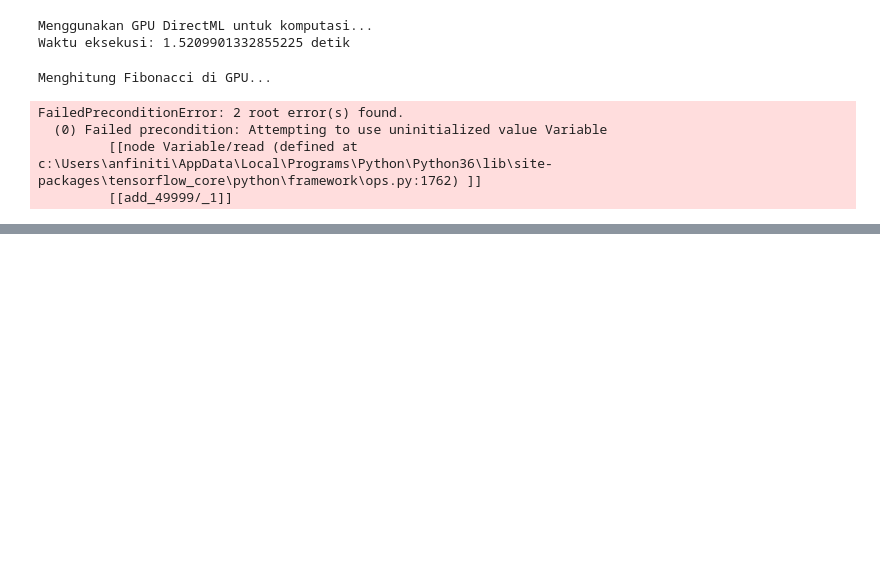
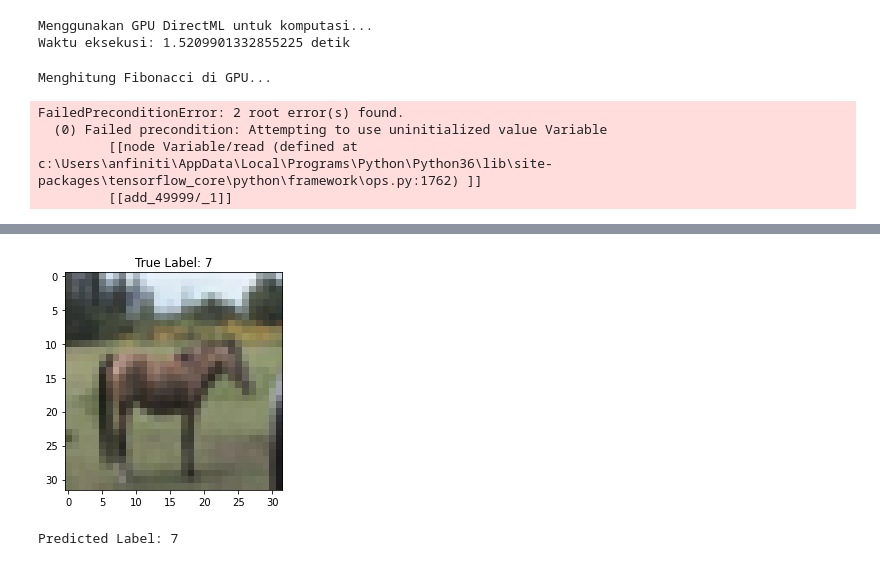
Before and after one commit to randi3281/anfinn, a Jupyter notebook: Kode/Klasifikasi/coba pakai GPU/klasifikasi AND.ipynb, the cells around one changed output, grey strips where cells are left out. Drawn from its saved outputs; the diff is of its cells as text; code cells hidden in the pictures; blank space fills up the shorter version.

```diff
--- a/Kode/Klasifikasi/coba pakai GPU/klasifikasi AND.ipynb
+++ b/Kode/Klasifikasi/coba pakai GPU/klasifikasi AND.ipynb
@@ -348,6 +319,6 @@ Akurasi pada dataset uji: 0.6911
 # %%
 # Load model from checkpoint
-model.load_weights('model_CNN.h5')
+model.load_weights('model_CNN2.h5')
 
 # Evaluasi model
 test_loss, test_acc = model.evaluate(x_test, y_test)
@@ -364,0 +337,26 @@ Epoch terbaik: 10 dengan akurasi validasi: 0.7280
+# %%
+import numpy as np
+
+import matplotlib.pyplot as plt
+
+# Select a single image from the test set
+index = 9999  # Change this index to test different images
+test_image = x_test[index]
+test_label = y_test[index]
+
+# Display the image
+plt.imshow(test_image)
+plt.title(f"True Label: {np.argmax(test_label)}")
+plt.show()
+
+# Preprocess the image
+test_image = np.expand_dims(test_image, axis=0)
+
+# Predict the label of the image
+predicted_label = model.predict(test_image)
+predicted_class = np.argmax(predicted_label)
+
+print(f"Predicted Label: {predicted_class}")
+# %% [output]
+[figure, added]
+Predicted Label: 7
```
Also changed, not shown: parts of 3 cells of this notebook, 1 other file.
